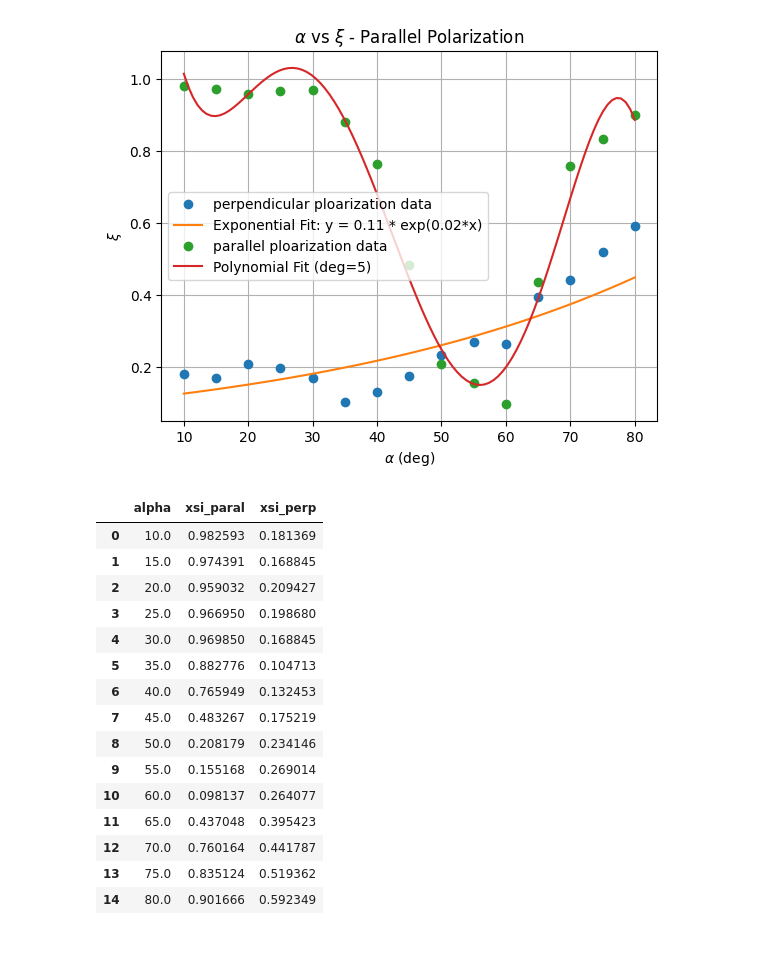
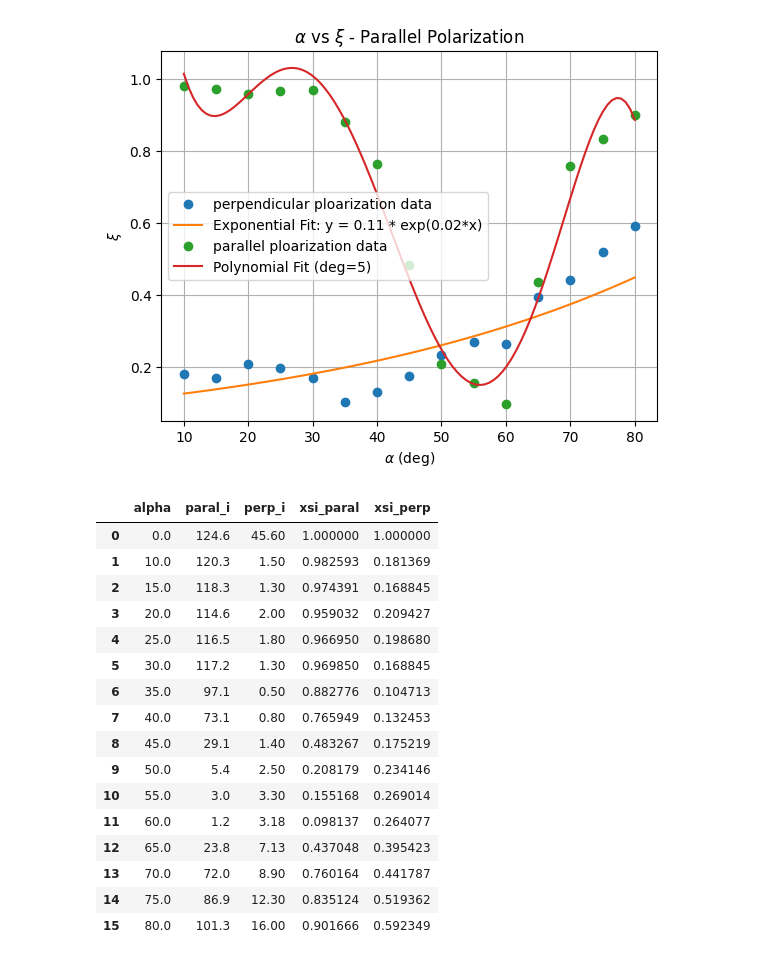
Before and after one commit to ibeuler/LAB-Reports, a Jupyter notebook: OPTIC/2nd-Experiment/Analysis/calculations.ipynb, the cells around one changed output. Drawn from its saved outputs; the diff is of its cells as text; code cells hidden in the pictures.

Commit message:
shifted alpha values resoluved the issues

```diff
--- a/OPTIC/2nd-Experiment/Analysis/calculations.ipynb
+++ b/OPTIC/2nd-Experiment/Analysis/calculations.ipynb
@@ -108,31 +109,29 @@ polynomial_fit_and_plot( n)
 # %%
 #print table of data and xsi_perp and xsi_paral
 import pandas as pd
-df = pd.DataFrame(data[1:, :])
+df = pd.DataFrame(data[:, :])
 
-df.columns = ['alpha', 'xsi_paral', 'xsi_perp']
-df['xsi_paral'] = np.sqrt(df['xsi_paral']/data[0,1])
-df['xsi_perp'] = np.sqrt(df['xsi_perp']/data[0,2])
+df.columns = ['alpha', 'paral_i', 'perp_i']
+df['xsi_paral'] = np.sqrt(df['paral_i']/data[0,1])
+df['xsi_perp'] = np.sqrt(df['perp_i']/data[0,2])
 
-# Add new xsi columns
-df['xsi_paral_new'] = y
-df['xsi_perp_new'] = np.sqrt(data[1:, 2] / data[0, 2])
 
 df
 # %% [output]
-|  | alpha | xsi_paral | xsi_perp |
-| 0 | 10.0 | 0.982593 | 0.181369 |
-| 1 | 15.0 | 0.974391 | 0.168845 |
-| 2 | 20.0 | 0.959032 | 0.209427 |
-| 3 | 25.0 | 0.966950 | 0.198680 |
-| 4 | 30.0 | 0.969850 | 0.168845 |
-| 5 | 35.0 | 0.882776 | 0.104713 |
-| 6 | 40.0 | 0.765949 | 0.132453 |
-| 7 | 45.0 | 0.483267 | 0.175219 |
-| 8 | 50.0 | 0.208179 | 0.234146 |
-| 9 | 55.0 | 0.155168 | 0.269014 |
-| 10 | 60.0 | 0.098137 | 0.264077 |
-| 11 | 65.0 | 0.437048 | 0.395423 |
-| 12 | 70.0 | 0.760164 | 0.441787 |
-| 13 | 75.0 | 0.835124 | 0.519362 |
-| 14 | 80.0 | 0.901666 | 0.592349 |
+|  | alpha | paral_i | perp_i | xsi_paral | xsi_perp |
+| 0 | 0.0 | 124.6 | 45.60 | 1.000000 | 1.000000 |
+| 1 | 10.0 | 120.3 | 1.50 | 0.982593 | 0.181369 |
+| 2 | 15.0 | 118.3 | 1.30 | 0.974391 | 0.168845 |
+| 3 | 20.0 | 114.6 | 2.00 | 0.959032 | 0.209427 |
+| 4 | 25.0 | 116.5 | 1.80 | 0.966950 | 0.198680 |
+| 5 | 30.0 | 117.2 | 1.30 | 0.969850 | 0.168845 |
+| 6 | 35.0 | 97.1 | 0.50 | 0.882776 | 0.104713 |
+| 7 | 40.0 | 73.1 | 0.80 | 0.765949 | 0.132453 |
+| 8 | 45.0 | 29.1 | 1.40 | 0.483267 | 0.175219 |
+| 9 | 50.0 | 5.4 | 2.50 | 0.208179 | 0.234146 |
+| 10 | 55.0 | 3.0 | 3.30 | 0.155168 | 0.269014 |
+| 11 | 60.0 | 1.2 | 3.18 | 0.098137 | 0.264077 |
+| 12 | 65.0 | 23.8 | 7.13 | 0.437048 | 0.395423 |
+| 13 | 70.0 | 72.0 | 8.90 | 0.760164 | 0.441787 |
+| 14 | 75.0 | 86.9 | 12.30 | 0.835124 | 0.519362 |
+| 15 | 80.0 | 101.3 | 16.00 | 0.901666 | 0.592349 |
```
Also changed, not shown: parts of 1 cell of this notebook, 1 other file.
